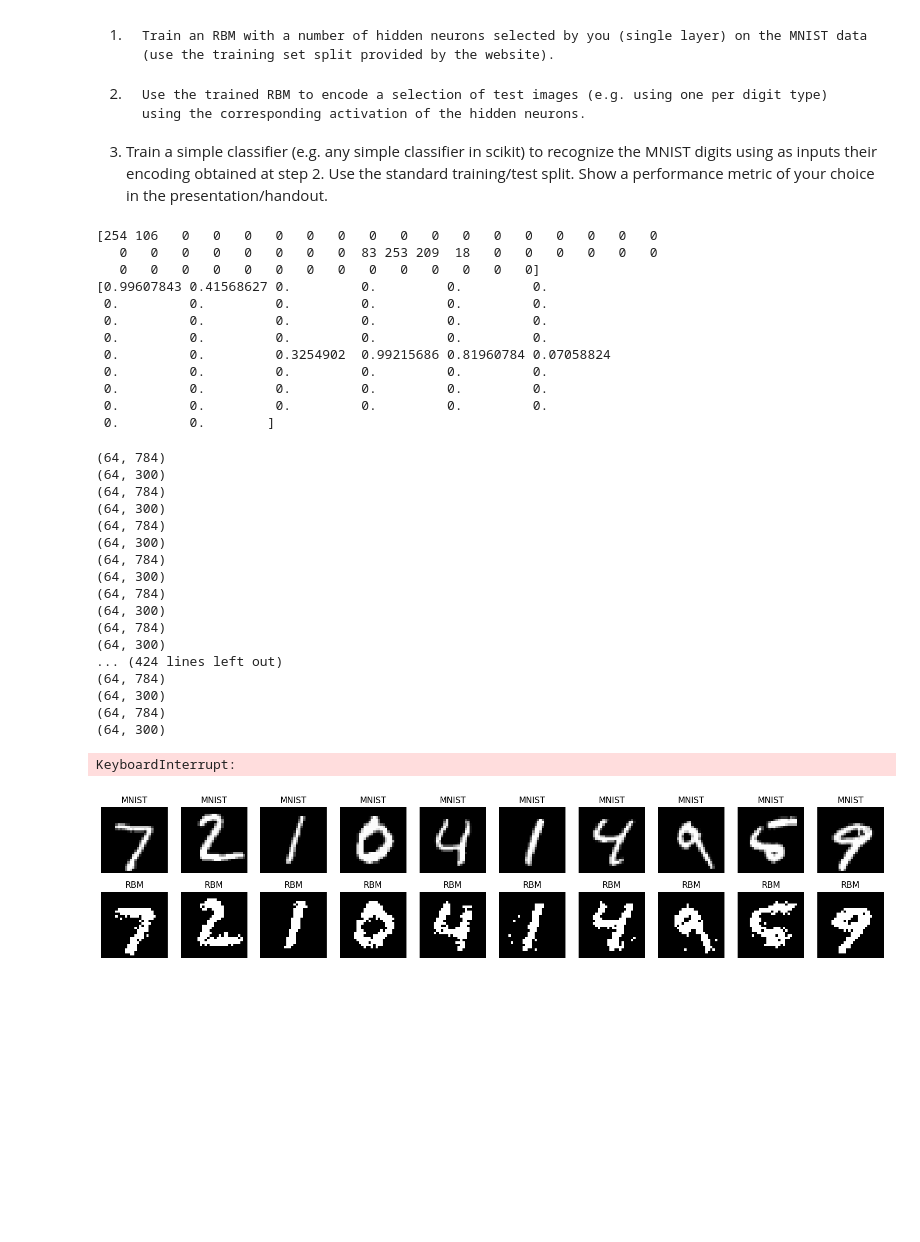
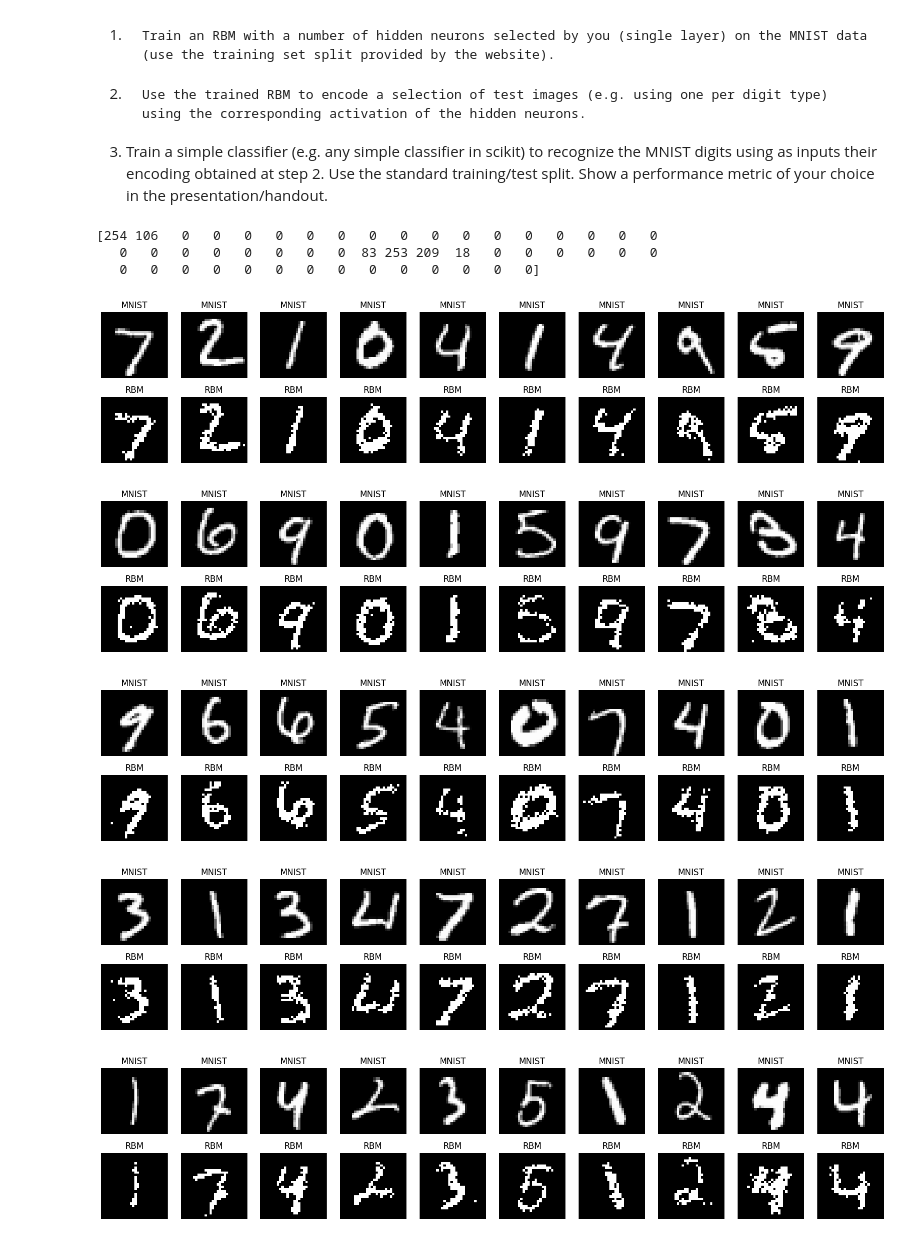
Before and after one commit to fefex302/ISPR-Assignments, a Jupyter notebook: RBM.ipynb, the cells around one changed output. Cells and saved outputs as stored; diff of their text form; code cells hidden in the pictures; blank space fills up the shorter version.

```diff
--- a/RBM.ipynb
+++ b/RBM.ipynb
@@ -24,20 +24,10 @@ print(Xts_flat[0,300:350])
 #i was having exploding gradient, so i normalized in this way
 Xts_flat = Xts_flat / 255
 Xtr_flat = Xtr_flat / 255
-print(Xts_flat[0,300:350])
 # %% [output]
 [254 106   0   0   0   0   0   0   0   0   0   0   0   0   0   0   0   0
    0   0   0   0   0   0   0   0  83 253 209  18   0   0   0   0   0   0
    0   0   0   0   0   0   0   0   0   0   0   0   0   0]
-[0.99607843 0.41568627 0.         0.         0.         0.
- 0.         0.         0.         0.         0.         0.
- 0.         0.         0.         0.         0.         0.
- 0.         0.         0.         0.         0.         0.
- 0.         0.         0.3254902  0.99215686 0.81960784 0.07058824
- 0.         0.         0.         0.         0.         0.
- 0.         0.         0.         0.         0.         0.
- 0.         0.         0.         0.         0.         0.
- 0.         0.        ]
 # %%
 # RBM is composed by the nodes (hidden and visible) and the links between the nodes (the weights matrix) + bias
 class RBM:
@@ -79,87 +69,69 @@ class RBM:
                 batch = data[i:i + batch_size]
 
                 # Contrastive divergence
-                h_probabilities, positive_hidden = self.wake_phase(batch)
+                h_probabilities, h_active = self.wake_phase(batch)
                 for _ in range(cd_steps):
-                    _, visible_states = self.dream_phase(positive_hidden)
-                    hidden_prob, hidden_states = self.wake_phase(visible_states)
-
-                # Update weights and biases
-                visible_associations = np.dot(batch.T, h_probabilities)
-                hidden_associations = np.dot(visible_states.T, hidden_states)
+                    _, reconstruction = self.dream_phase(h_active)
+                    sampled_h_probabilities, sampled_h_active = self.wake_phase(reconstruction)
 
                 # we try to reach equilibrium, so we want the difference to be closer as possible to zero
+                visible_associations = np.dot(batch.T, h_probabilities)
+                hidden_associations = np.dot(reconstruction.T, sampled_h_active)
                 self.weights += lr * ((visible_associations - hidden_associations) / batch_size)
-                self.v_bias += lr * np.mean(batch - visible_states, axis=0)
-                self.h_bias += lr * np.mean(h_probabilities - hidden_prob, axis=0)
+                self.v_bias += lr * np.mean(batch - reconstruction, axis=0)
+                self.h_bias += lr * np.mean(h_probabilities - sampled_h_probabilities, axis=0)
 
-    def generate(self, data, k=1):
+    def generate(self, data):
         samples = np.copy(data)
-        for i in range(len(samples)):
-            visible = samples[i]
-            for _ in range(k):  # Gibbs sampling steps
-                hidden_prob, hidden = self.wake_phase(visible)
-                visible_prob, visible = self.dream_phase(hidden)
-            samples[i] = visible
-        return samples
+
+        _ , hidden = self.wake_phase(samples)
+        _ , visible = self.dream_phase(hidden)
+
+        return visible
+
 
 def sigmoid(x):
     return 1 / (1 + np.exp(-x))
 # %%
-# from sklearn.metrics import mean_squared_error
+from sklearn.metrics import mean_squared_error
 
 # Initialize and train RBM
-rbm = RBM(v_num=Xtr_flat.shape[1], h_num=300)
-rbm.train(Xtr_flat, num_epochs=1,batch_size=64)
+rbm = RBM(v_num=Xtr_flat.shape[1], h_num=50)
+rbm.train(Xtr_flat, num_epochs=15,batch_size=64)
-# %% [output]
-(64, 784)
-(64, 300)
-(64, 784)
-(64, 300)
-(64, 784)
-(64, 300)
-(64, 784)
-(64, 300)
-(64, 784)
-(64, 300)
-(64, 784)
-(64, 300)
-... (424 lines left out)
-(64, 784)
-(64, 300)
-(64, 784)
-(64, 300)
-KeyboardInterrupt:
 # %%
 import numpy as np
 import matplotlib.pyplot as plt
 
-test_data = Xts.reshape(Xts.shape[0],-1)
+test_data = Xts_flat
 
 
 def plot_images(original_images, reconstructed_images, num_images=10):
     plt.figure(figsize=(20, 4))
     for i in range(num_images):
         # Original image
         plt.subplot(2, num_images, i + 1)
         plt.imshow(original_images[i].reshape(28, 28), cmap='gray')
         plt.title("MNIST")
         plt.axis('off')
 
         # Reconstructed image
         plt.subplot(2, num_images, i + 1 + num_images)
         plt.imshow(reconstructed_images[i].reshape(28, 28), cmap='gray')
         plt.title("RBM")
         plt.axis('off')
     plt.show()
 
 # Assuming test_data contains original images and visible_prob contains reconstructions
-num_images_to_plot = 10  # Number of images you want to plot
+num_images_to_plot = 50  # Number of images you want to plot
 
-visible_prob= rbm.generate(test_data[:num_images_to_plot], 1)
+visible_prob= rbm.generate(test_data[:num_images_to_plot])
 
 # Plot original and reconstructed images in cycles of 10, up to num_images_to_plot
 for i in range(0, num_images_to_plot, 10):
     plot_images(test_data[i:i + 10], visible_prob[i:i + 10])
 # %% [output]
-[figure, old version]
+[figure, new version]
+[figure, added]
+[figure, added]
+[figure, added]
+[figure, added]
```
Also changed, not shown: parts of 9 cells of this notebook.
